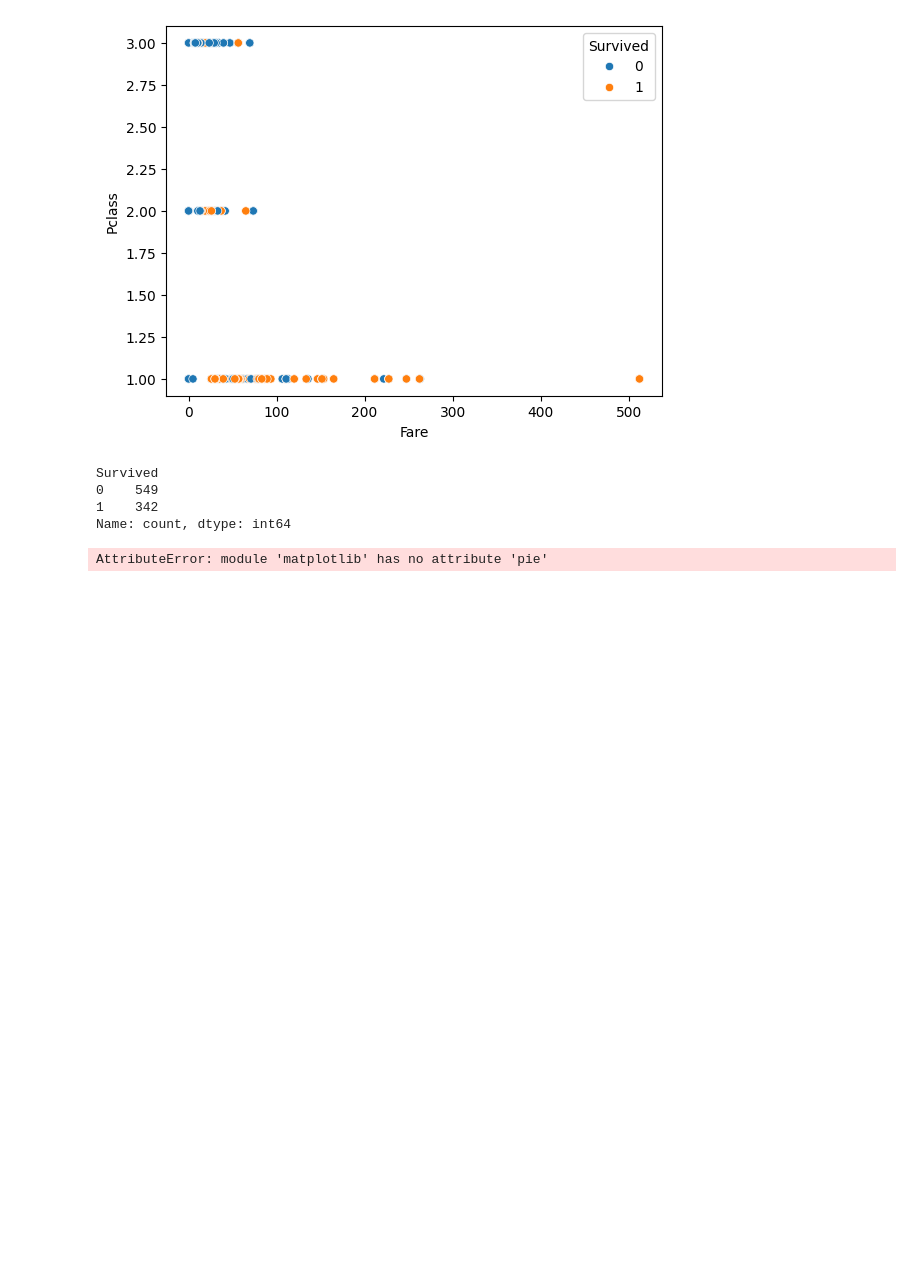
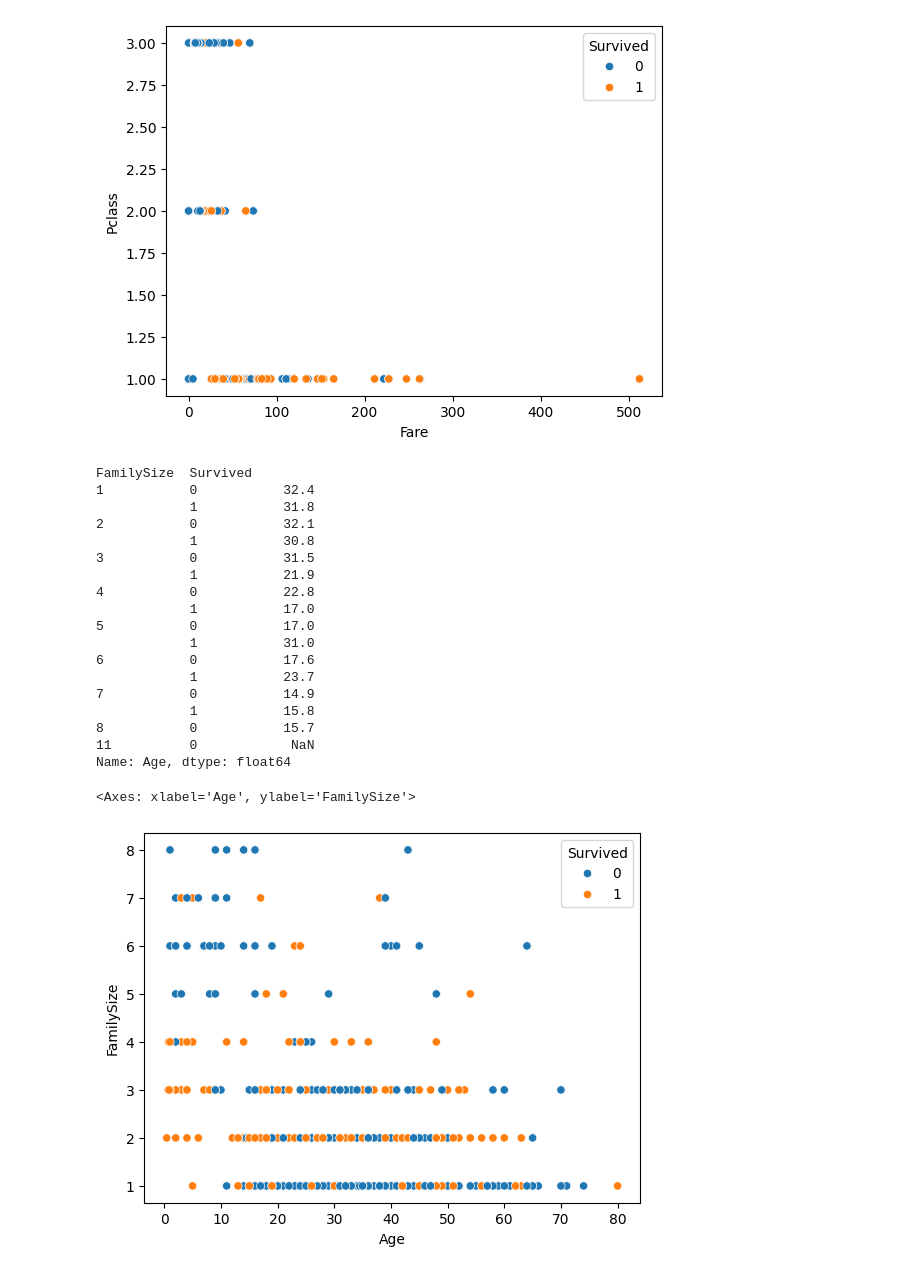
Before and after one commit to hw-coder92/Gwangju-AI-Academy, a Jupyter notebook: 06.EDA-분석/01-데이터분석-탐색적분석(EDA)-타이타닉.ipynb, the cells around one changed output. Drawn from its saved outputs; the diff is of its cells as text; code cells hidden in the pictures; blank space fills up the shorter version.

```diff
--- a/06.EDA-분석/01-데이터분석-탐색적분석(EDA)-타이타닉.ipynb
+++ b/06.EDA-분석/01-데이터분석-탐색적분석(EDA)-타이타닉.ipynb
@@ -1060,24 +1166,48 @@ Pclass  Survived
 Name: Fare, dtype: float64
 <Axes: xlabel='Fare', ylabel='Pclass'>
 [figure]
-# %%
-# 생존자가 사망자보다 더 많다 (X) => 아래의 시각화로 증명
-#     df_train['Survived'].value_counts().plot(kind='pie')
-
-
-count = (
-    df_train["Survived"]
-    .value_counts()
-)
-
-print(count)
-
-print()
-
-ax = plt.pie("Survived",data=df_train)
-# %% [output]
-Survived
-0    549
-1    342
-Name: count, dtype: int64
-AttributeError: module 'matplotlib' has no attribute 'pie'
+# %%
+# Age + FamilySize → Survived
+# 나이와 가족규모를 보면 생존 차이가 있는가?
+
+result=(df_train.groupby(["FamilySize","Survived"])["Age"].mean())
+print(result.round(1))
+
+
+sns.scatterplot(x="Age",y="FamilySize",hue="Survived",data=df_train)
+
+# 어린 승객 생존 높음
+# 적당한 가족 규모가 유리
+# 혼자 또는 너무 큰 가족은 생존률 감소
+
+# 다변량 분석 최종 결론
+# 성별 영향이 가장 큼
+# 높은 객실 + 높은 운임 유리
+# 나이 영향은 상대적으로 약해보이나 나이대별로는 생존률 차이가 남
+# 가족규모는 적당할 때 생존증가
+
+# 개인적 분석 희망
+# 1. Cavin 컬럼을 삭제하지 않고, 결측치를 없음으로 채우고 분석
+# 2. 가족규모는 적당할 때 생존증가 하였는데, 아이가 있는 가족을 우선 구조되었을까? => 분석 희망
+# 3. Age 결측치 처리시, Pclass 등급별 평균 또는 중앙값으로 대체시 분석
+# %% [output]
+FamilySize  Survived
+1           0           32.4
+            1           31.8
+2           0           32.1
+            1           30.8
+3           0           31.5
+            1           21.9
+4           0           22.8
+            1           17.0
+5           0           17.0
+            1           31.0
+6           0           17.6
+            1           23.7
+7           0           14.9
+            1           15.8
+8           0           15.7
+11          0            NaN
+Name: Age, dtype: float64
+<Axes: xlabel='Age', ylabel='FamilySize'>
+[figure, added]
```
Also changed, not shown: parts of 17 cells of this notebook, 8 other files.
